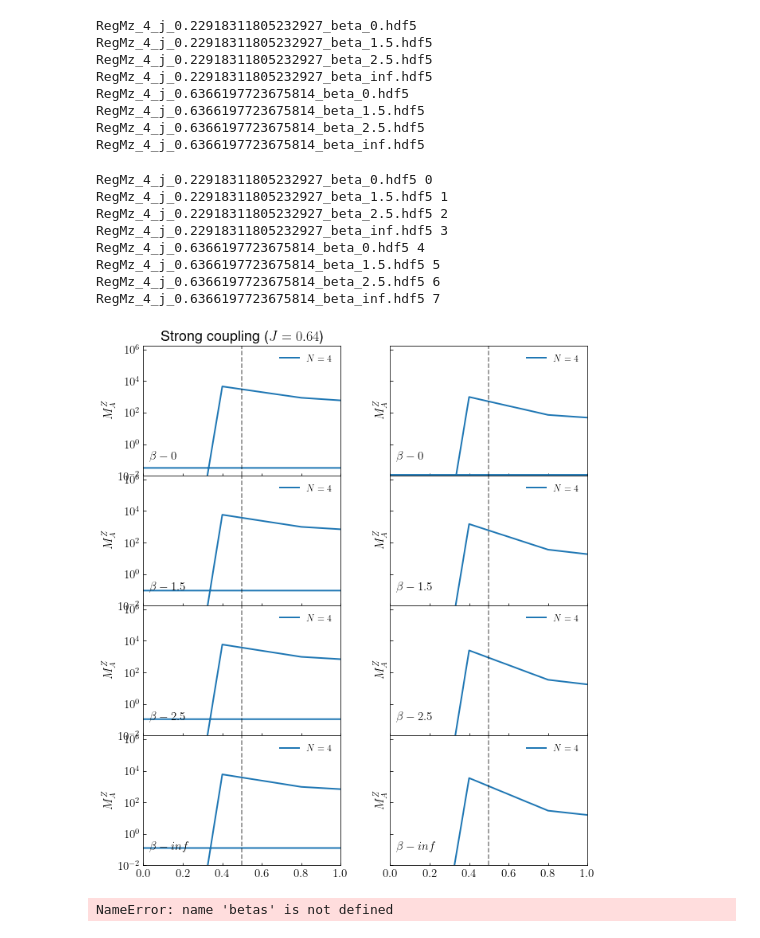
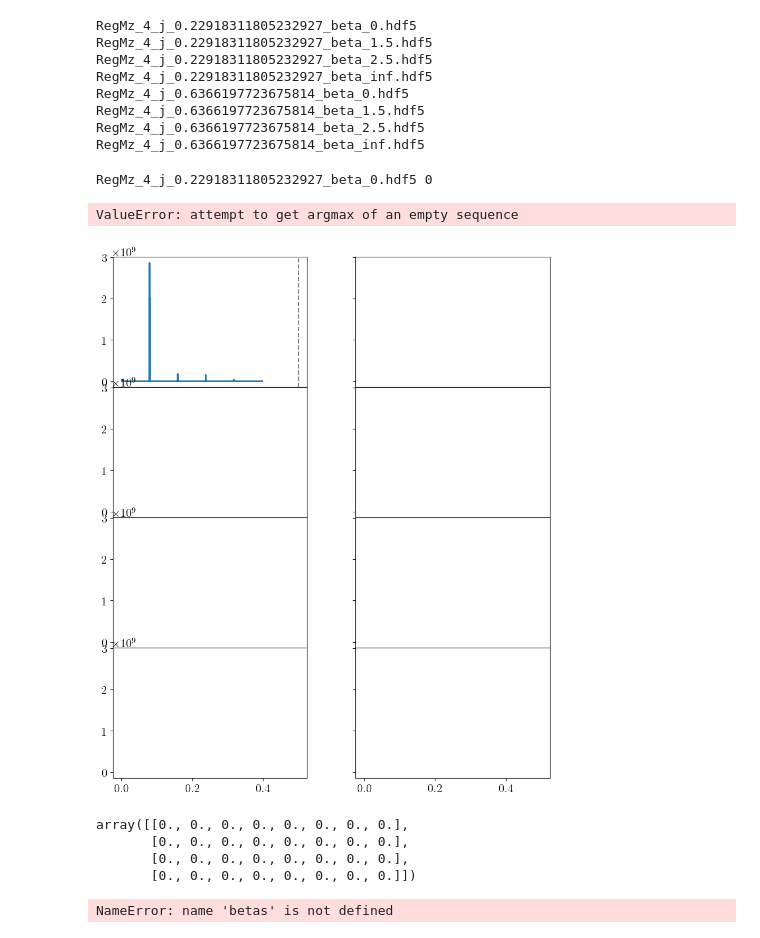
Before and after one commit to rahmahi/Chimera_Time_Crystal, a Jupyter notebook: codes/new_algo/regional_magnetization/N4/fft_long_multipleN.ipynb, the cells around one changed output. Cells and saved outputs as stored; diff of their text form; code cells hidden in the pictures.

```diff
--- a/codes/new_algo/regional_magnetization/N4/fft_long_multipleN.ipynb
+++ b/codes/new_algo/regional_magnetization/N4/fft_long_multipleN.ipynb
@@ -78,21 +78,21 @@ with open("mz_fft.txt", 'r') as fp:
                 b = 3
 
 
-            frequencies = np.fft.fftfreq(mz_data_a.size, d = 1/steps)
+            frequencies = np.fft.fftfreq(mz_data_a.size, d = times[-1]/len(times))
             fft_values = np.fft.fft(mz_data_a - np.average(mz_data_a))
 
-            #mask = frequencies > freq_threshold
-            #y = np.abs(fft_values[mask])**2
-            #x = frequencies[mask]
+            mask = frequencies > freq_threshold
+            y = np.abs(fft_values[mask])**2
+            x = frequencies[mask]
 
-            y = np.abs(fft_values)**2
-            x = frequencies
+            #y = np.abs(fft_values)**2
+            #x = frequencies
 
             line, = axs[b][jj].plot(x/w, y,linewidth=2.0,label = fr'$N={N}$')
             axs[b][jj].axvline(x=0.5, color = 'black', ls = 'dashed',alpha = 0.5)
 
-            '''
-            peak_idx, peak_props = find_peaks(y, prominence = 0.5, distance = None)
+
+            peak_idx, peak_props = find_peaks(y, prominence = 1, distance = None)
             peak_pos = x[peak_idx]/w
 
             peaks_before = peak_pos[peak_pos < 0.5]
@@ -106,49 +106,50 @@ with open("mz_fft.txt", 'r') as fp:
             prominent_freq_after = peaks_after[most_prominent_idx]
             beat_freq = np.abs(prominent_freq_after-prominent_freq_before)
             btfr[b][xx] = beat_freq
-            '''
+
             axs[b][jj].tick_params(which='both', axis="x", direction="in")
             axs[b][jj].tick_params(which='both', axis="y", direction="in")
             axs[b][jj].set_xlim(0,1)
-            axs[b][jj].set_ylim(bottom = 0.01)
-            axs[b][jj].set_yscale('log')
+            #axs[b][jj].set_ylim(bottom = 0.01)
+            #axs[b][jj].set_yscale('log')
             axs[b][jj].legend(fontsize = legendftsize, frameon = False)
             axs[b][jj].text(0.03, .1, fr"$\beta-{beta}$")
             axs[b][jj].set_ylabel(r"$M^Z_A$")
         Ns.append(N)
 
 '''
 for i in range(4):
     beta = betas[i]
     axs[-1].plot(Ns, btfr[i], label = fr"$\beta = {beta}$")
     axs[-1].scatter(Ns, btfr[i])
 
 axs[-1].set_xticks([8,10,12])
 axs[-1].set_xlabel(r"$N$")
 axs[-1].set_ylabel("Beat freq")
 axs[-1].legend(frameon =False, loc = 6, fontsize = 12)
 
 '''
 axs[0][0].set_title(fr"Strong coupling ($J={Jvalue:2.2f}$)")
 axs[0][-1].set_xlabel(r"$\Omega/\omega$")
 
 
 figname = 'regional_mag_FFT_strong.pdf'
 figname1 = 'regional_mag_FFT_strong.jpg'
 #plt.savefig(figname, bbox_inches='tight', pad_inches=0.0)
 #plt.savefig(figname1, bbox_inches='tight', pad_inches=0.0, dpi=300)
 
 plt.show()
 # %% [output]
 RegMz_4_j_0.22918311805232927_beta_0.hdf5 0
-RegMz_4_j_0.22918311805232927_beta_1.5.hdf5 1
-RegMz_4_j_0.22918311805232927_beta_2.5.hdf5 2
-RegMz_4_j_0.22918311805232927_beta_inf.hdf5 3
-RegMz_4_j_0.6366197723675814_beta_0.hdf5 4
-RegMz_4_j_0.6366197723675814_beta_1.5.hdf5 5
-RegMz_4_j_0.6366197723675814_beta_2.5.hdf5 6
-RegMz_4_j_0.6366197723675814_beta_inf.hdf5 7
+ValueError: attempt to get argmax of an empty sequence
-[figure, old version]
+[figure, new version]
+# %%
+btfr
+# %% [output]
+array([[0., 0., 0., 0., 0., 0., 0., 0.],
+       [0., 0., 0., 0., 0., 0., 0., 0.],
+       [0., 0., 0., 0., 0., 0., 0., 0.],
+       [0., 0., 0., 0., 0., 0., 0., 0.]])
 # %%
 plt.rcParams.update({"figure.figsize": (7.5, 4),"text.usetex": True,"font.family": "sans-serif",
     "font.size": 15,"font.sans-serif": ["Helvetica"]})
```
Also changed, not shown: 9 other files.
